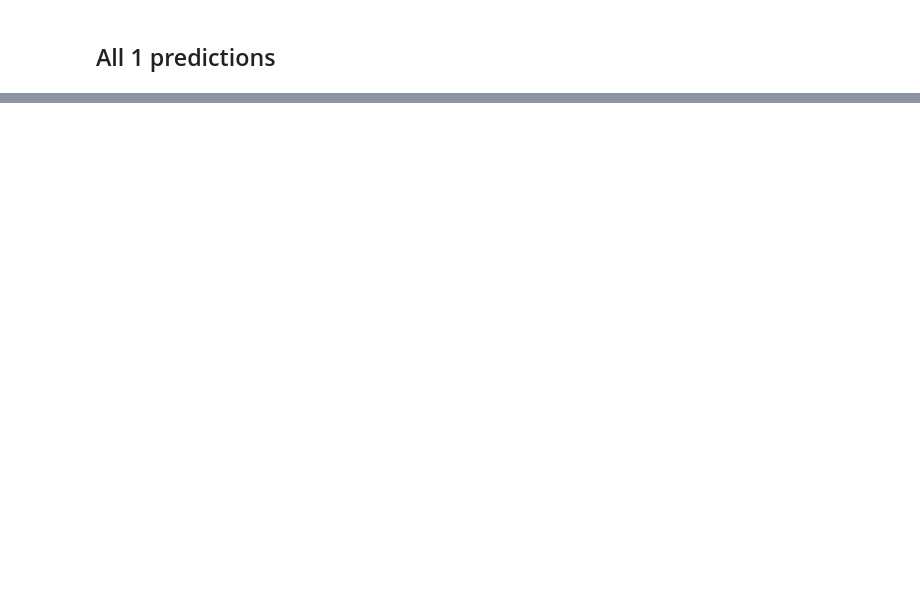
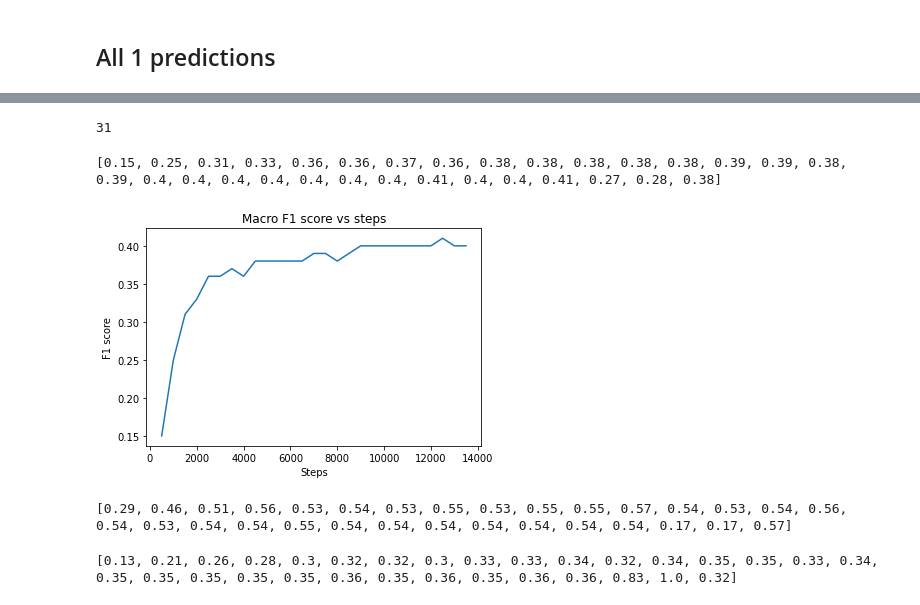
Before and after one commit to hjoshi123/SemEvalHumanValues, a Jupyter notebook: main.ipynb, the cells around one changed output, grey strips where cells are left out. Cells and saved outputs as stored; diff of their text form; code cells hidden in the pictures; blank space fills up the shorter version.

Commit message:
added graphs and metrics output

```diff
--- a/main.ipynb
+++ b/main.ipynb
@@ -175,0 +253,34 @@ print(bert_model_evaluation)
+# %%
+print(len(get_met()))
+# %% [output]
+31
+# %%
+y_axis = []
+for i in get_met():
+  y_axis.append(i['marco-avg-f1score'])
+print(y_axis)
+# %% [output]
+[0.15, 0.25, 0.31, 0.33, 0.36, 0.36, 0.37, 0.36, 0.38, 0.38, 0.38, 0.38, 0.38, 0.39, 0.39, 0.38, 0.39, 0.4, 0.4, 0.4, 0.4, 0.4, 0.4, 0.4, 0.41, 0.4, 0.4, 0.41, 0.27, 0.28, 0.38]
+# %%
+x_axis = [x for x in range(500, 14000, 500)]
+pllt.plot(x_axis, y_axis[:-4])
+pllt.xlabel("Steps")
+pllt.ylabel("F1 score")
+pllt.title("Macro F1 score vs steps")
+pllt.show()
+# %% [output]
+[figure, added]
+# %%
+y_axis = []
+for i in get_met():
+  y_axis.append(i['avg-precision'])
+print(y_axis)
+# %% [output]
+[0.29, 0.46, 0.51, 0.56, 0.53, 0.54, 0.53, 0.55, 0.53, 0.55, 0.55, 0.57, 0.54, 0.53, 0.54, 0.56, 0.54, 0.53, 0.54, 0.54, 0.55, 0.54, 0.54, 0.54, 0.54, 0.54, 0.54, 0.54, 0.17, 0.17, 0.57]
+# %%
+y_axis = []
+for i in get_met():
+  y_axis.append(i['avg-recall'])
+print(y_axis)
+# %% [output]
+[0.13, 0.21, 0.26, 0.28, 0.3, 0.32, 0.32, 0.3, 0.33, 0.33, 0.34, 0.32, 0.34, 0.35, 0.35, 0.33, 0.34, 0.35, 0.35, 0.35, 0.35, 0.35, 0.36, 0.35, 0.36, 0.35, 0.36, 0.36, 0.83, 1.0, 0.32]
```
Also changed, not shown: parts of 17 cells of this notebook, 5 other files.
